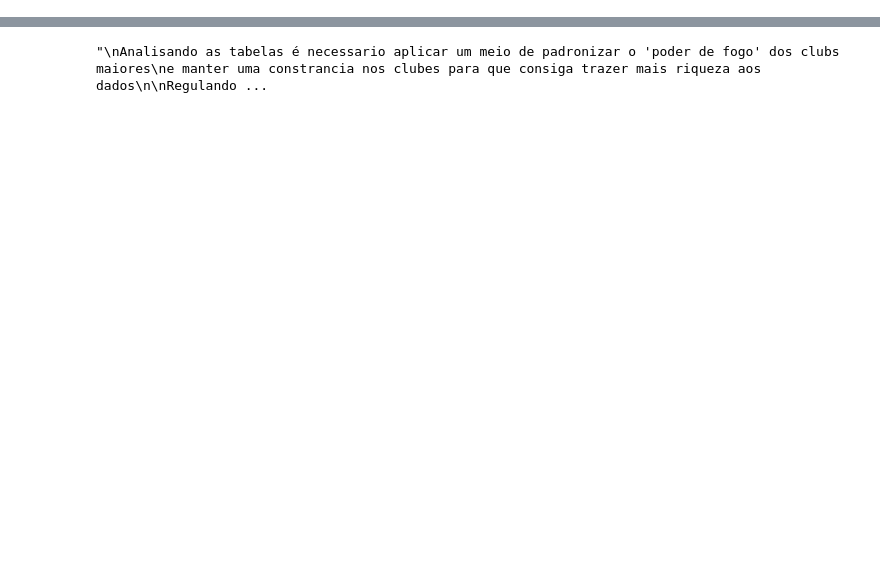
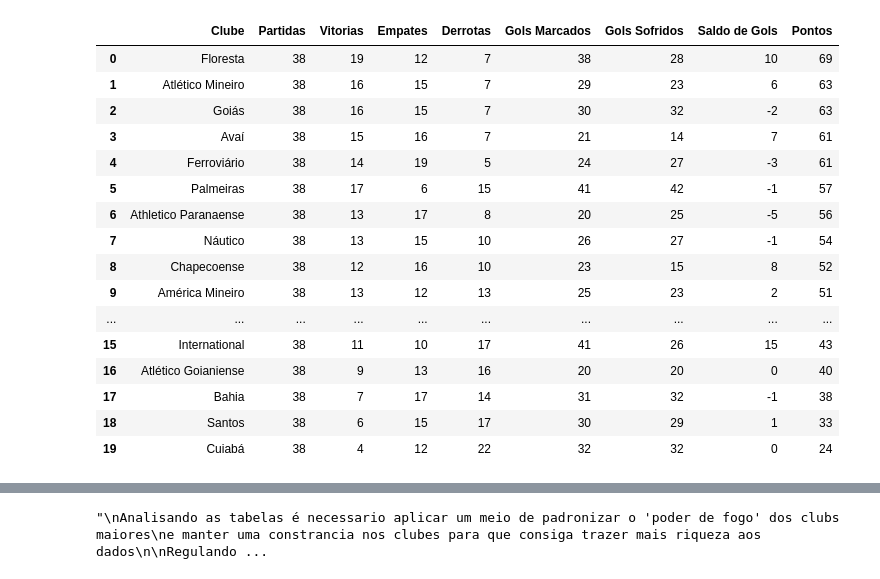
Before and after one commit to Rochamarc/tournament, a Jupyter notebook: Table_Analysis.ipynb, the cells around one changed output, grey strips where cells are left out. Drawn from its saved outputs; the diff is of its cells as text; code cells hidden in the pictures; blank space fills up the shorter version.

Commit message:
feat: making reports on championships tables

```diff
--- a/Table_Analysis.ipynb
+++ b/Table_Analysis.ipynb
@@ -13,6 +13,8 @@ header = ['Clube','Partidas','Vitorias','Empates','Derrotas','Gols Marcados','Go
 
 serie_a_22 = championships_controller.select_championship_table_by_division(2022, 'Serie A')
 serie_a_23 = championships_controller.select_championship_table_by_division(2023, 'Serie A')
+serie_a_24 = championships_controller.select_championship_table_by_division(2024, 'Serie A')
+serie_a_25 = championships_controller.select_championship_table_by_division(2025, 'Serie A')
 # %%
 # Define dataframe from serie a 2022
 
@@ -44,0 +63,20 @@ pd.DataFrame(serie_a_23, columns=header)
+# %%
+pd.DataFrame(serie_a_24, columns=header)
+# %% [output]
+|  | Clube | Partidas | Vitorias | Empates | Derrotas | Gols Marcados | Gols Sofridos | Saldo de Gols | Pontos |
+| 0 | Floresta | 38 | 19 | 12 | 7 | 38 | 28 | 10 | 69 |
+| 1 | Atlético Mineiro | 38 | 16 | 15 | 7 | 29 | 23 | 6 | 63 |
+| 2 | Goiás | 38 | 16 | 15 | 7 | 30 | 32 | -2 | 63 |
+| 3 | Avaí | 38 | 15 | 16 | 7 | 21 | 14 | 7 | 61 |
+| 4 | Ferroviário | 38 | 14 | 19 | 5 | 24 | 27 | -3 | 61 |
+| 5 | Palmeiras | 38 | 17 | 6 | 15 | 41 | 42 | -1 | 57 |
+| 6 | Athletico Paranaense | 38 | 13 | 17 | 8 | 20 | 25 | -5 | 56 |
+| 7 | Náutico | 38 | 13 | 15 | 10 | 26 | 27 | -1 | 54 |
+| 8 | Chapecoense | 38 | 12 | 16 | 10 | 23 | 15 | 8 | 52 |
+| 9 | América Mineiro | 38 | 13 | 12 | 13 | 25 | 23 | 2 | 51 |
+| ... | ... | ... | ... | ... | ... | ... | ... | ... | ... |
+| 15 | International | 38 | 11 | 10 | 17 | 41 | 26 | 15 | 43 |
+| 16 | Atlético Goianiense | 38 | 9 | 13 | 16 | 20 | 20 | 0 | 40 |
+| 17 | Bahia | 38 | 7 | 17 | 14 | 31 | 32 | -1 | 38 |
+| 18 | Santos | 38 | 6 | 15 | 17 | 30 | 29 | 1 | 33 |
+| 19 | Cuiabá | 38 | 4 | 12 | 22 | 32 | 32 | 0 | 24 |
```
Also changed, not shown: parts of 14 cells of this notebook, 1 other file.
